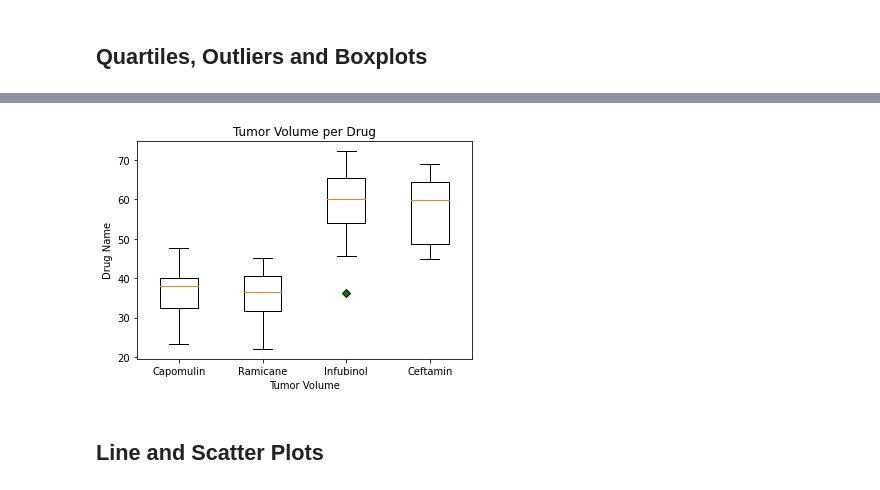
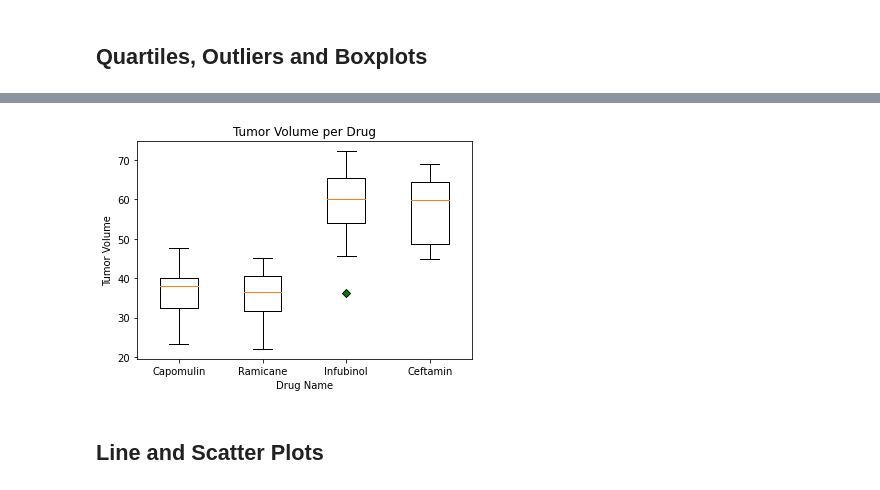
Before and after one commit to PatriceW2/Matplotlib_Challenge-, a Jupyter notebook: Pymaceuticals/pymaceuticals_starter.ipynb, the cells around one changed output, grey strips where cells are left out. Saved outputs shown, nothing was run; the diff lists cells and outputs as text; code cells hidden in the pictures.

```diff
--- a/Pymaceuticals/pymaceuticals_starter.ipynb
+++ b/Pymaceuticals/pymaceuticals_starter.ipynb
@@ -335,13 +348,13 @@ Values above 87.66645829999999 could be outliers.
 # %%
 # Generate a box plot of the final tumor volume of each mouse across four regimens of interest
 green_diamond = dict(markerfacecolor='g', marker='D')
 plt.boxplot(tumor_vol_data, labels=treatments_list, flierprops=green_diamond)
-plt.xlabel("Tumor Volume")
-plt.ylabel("Drug Name")
+plt.ylabel("Tumor Volume")
+plt.xlabel("Drug Name")
 plt.title("Tumor Volume per Drug")
 plt.show()
 # %% [output]
-[figure, old version]
+[figure, new version]
 # %% [markdown]
 ## Line and Scatter Plots
 # %%
```
Also changed, not shown: parts of 5 cells of this notebook.
